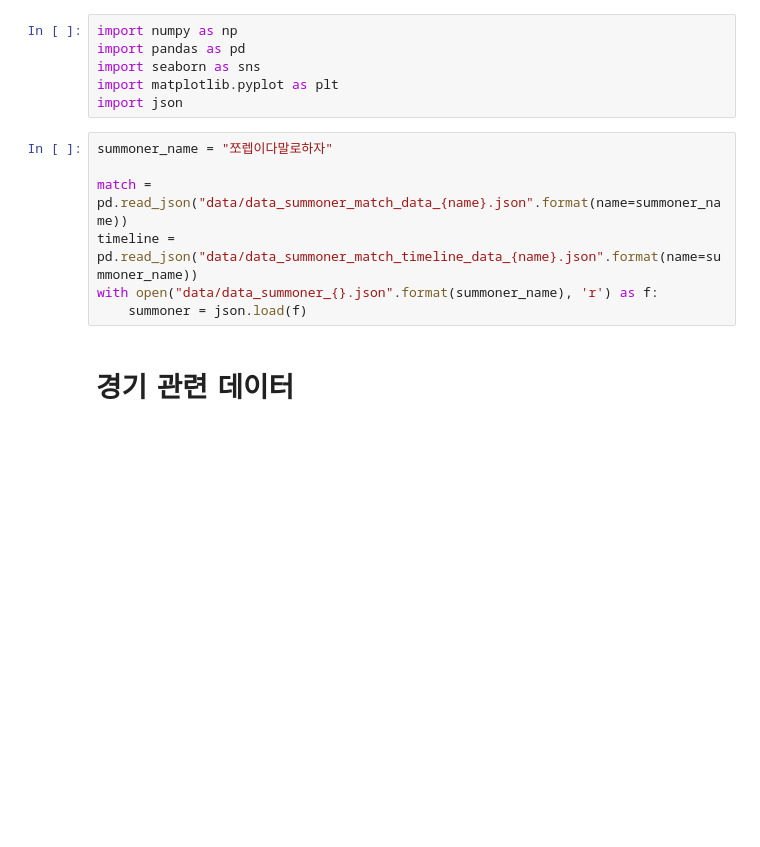
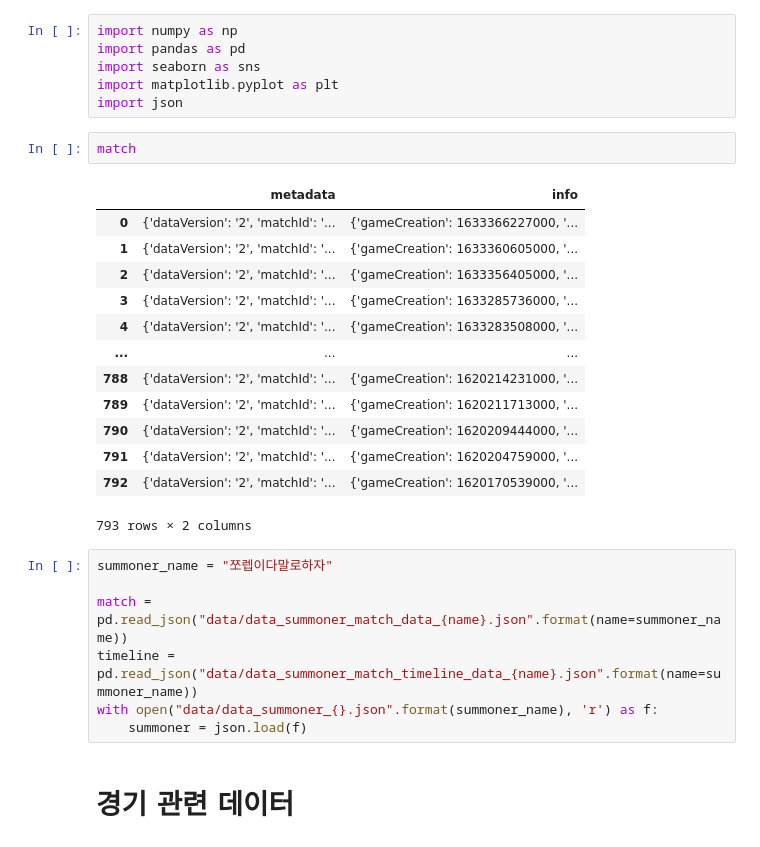
Before and after one commit to FireMoth-Yellme/LoL-Stat, a Jupyter notebook: data-mining/Jinx/jinx_dataset.ipynb, the cells around one changed output. Saved outputs shown, nothing was run; the diff lists cells and outputs as text; blank space fills up the shorter version.

```diff
--- a/data-mining/Jinx/jinx_dataset.ipynb
+++ b/data-mining/Jinx/jinx_dataset.ipynb
@@ -4,6 +4,22 @@ import pandas as pd
 import seaborn as sns
 import matplotlib.pyplot as plt
 import json
+# %%
+match
+# %% [output]
+|  | metadata | info |
+| 0 | {'dataVersion': '2', 'matchId': '... | {'gameCreation': 1633366227000, '... |
+| 1 | {'dataVersion': '2', 'matchId': '... | {'gameCreation': 1633360605000, '... |
+| 2 | {'dataVersion': '2', 'matchId': '... | {'gameCreation': 1633356405000, '... |
+| 3 | {'dataVersion': '2', 'matchId': '... | {'gameCreation': 1633285736000, '... |
+| 4 | {'dataVersion': '2', 'matchId': '... | {'gameCreation': 1633283508000, '... |
+| ... | ... | ... |
+| 788 | {'dataVersion': '2', 'matchId': '... | {'gameCreation': 1620214231000, '... |
+| 789 | {'dataVersion': '2', 'matchId': '... | {'gameCreation': 1620211713000, '... |
+| 790 | {'dataVersion': '2', 'matchId': '... | {'gameCreation': 1620209444000, '... |
+| 791 | {'dataVersion': '2', 'matchId': '... | {'gameCreation': 1620204759000, '... |
+| 792 | {'dataVersion': '2', 'matchId': '... | {'gameCreation': 1620170539000, '... |
+793 rows × 2 columns
 # %%
 summoner_name = "쪼렙이다말로하자"
 
```
Also changed, not shown: parts of 10 cells of this notebook, 8 other files.
